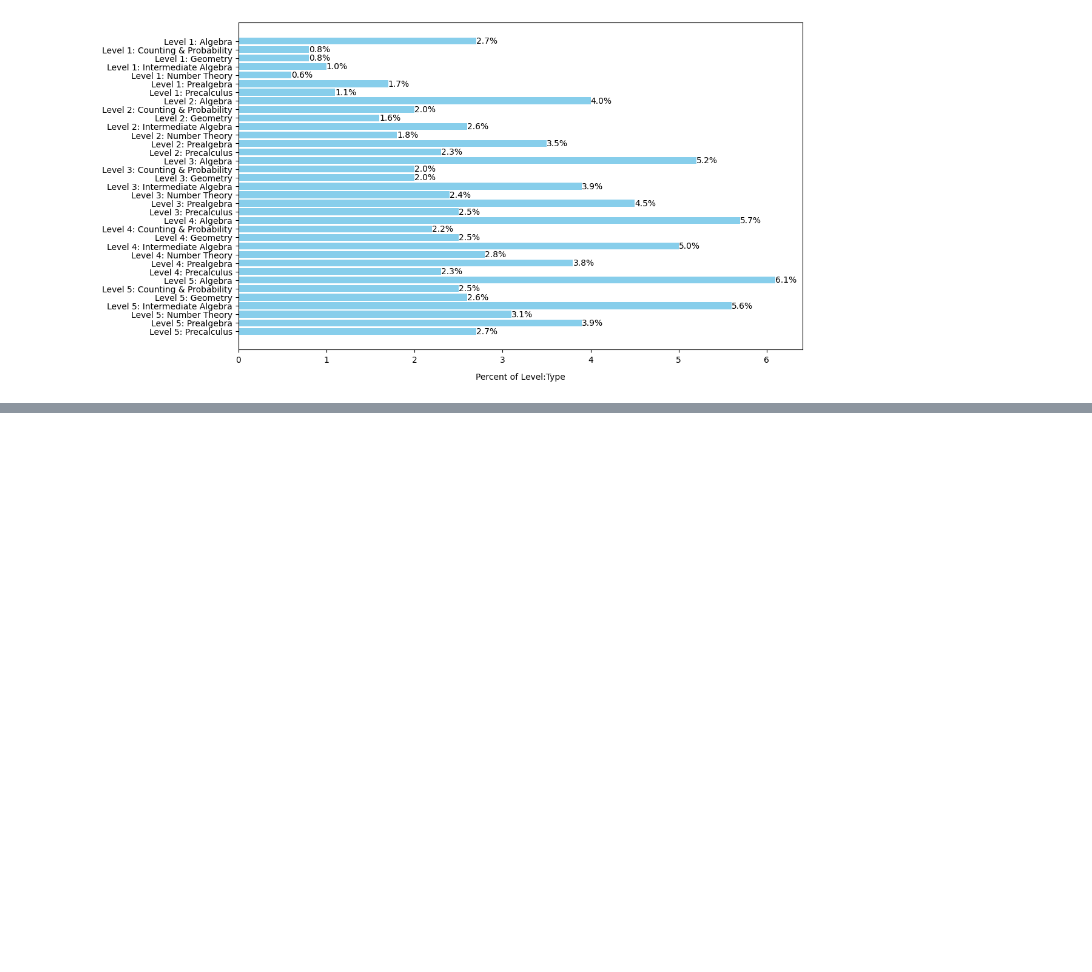
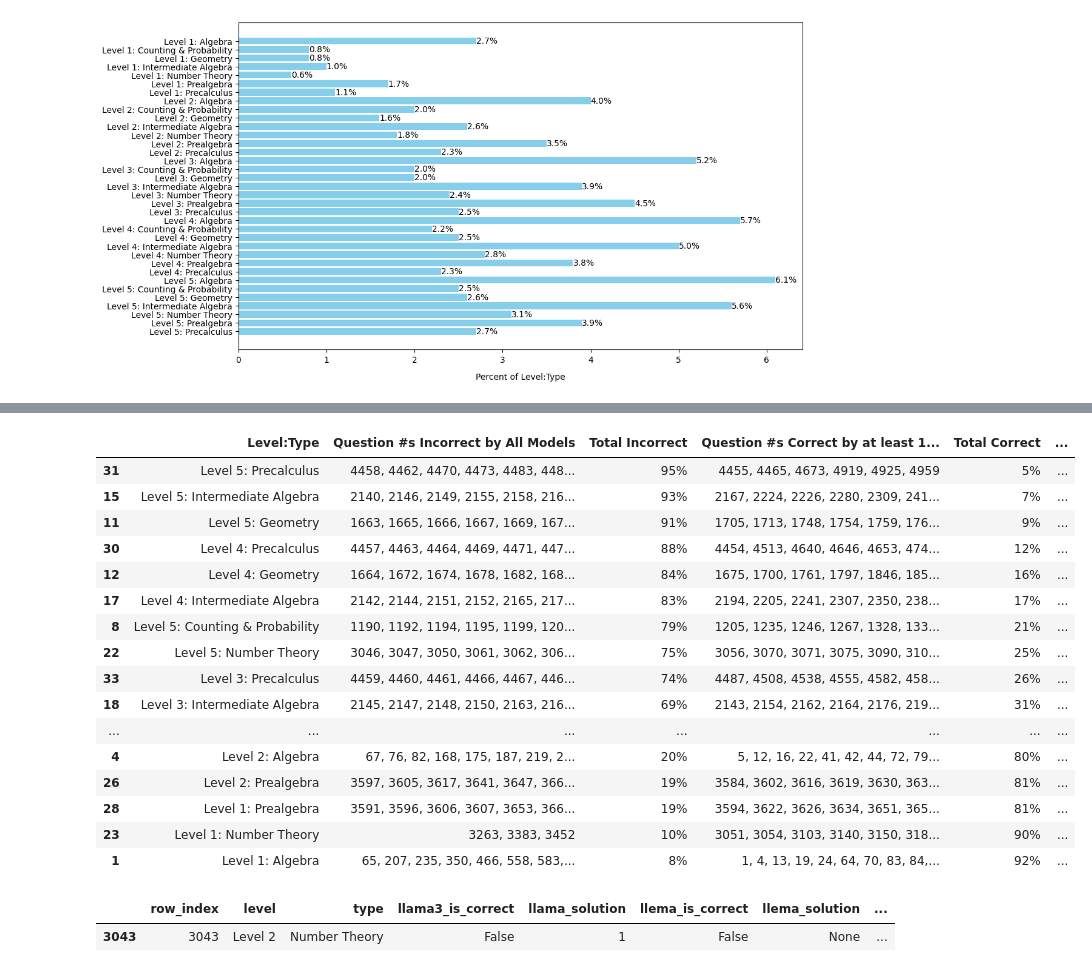
Before and after one commit to knazarali3/cs6220_math_group2, a Jupyter notebook: analysis_competition_math_kiran.ipynb, the cells around one changed output, grey strips where cells are left out. Drawn from its saved outputs; the diff is of its cells as text; code cells hidden in the pictures; blank space fills up the shorter version.

```diff
--- a/analysis_competition_math_kiran.ipynb
+++ b/analysis_competition_math_kiran.ipynb
@@ -210,0 +374,25 @@ give_ensemble_model_all_agree_piechart().show()
+# %%
+get_competition_math_individual_breakdown_all_incorrect()
+# %% [output]
+|  | Level:Type | Question #s Incorrect by All Models | Total Incorrect | Question #s Correct by at least 1... | Total Correct | ... |
+| 31 | Level 5: Precalculus | 4458, 4462, 4470, 4473, 4483, 448... | 95% | 4455, 4465, 4673, 4919, 4925, 4959 | 5% | ... |
+| 15 | Level 5: Intermediate Algebra | 2140, 2146, 2149, 2155, 2158, 216... | 93% | 2167, 2224, 2226, 2280, 2309, 241... | 7% | ... |
+| 11 | Level 5: Geometry | 1663, 1665, 1666, 1667, 1669, 167... | 91% | 1705, 1713, 1748, 1754, 1759, 176... | 9% | ... |
+| 30 | Level 4: Precalculus | 4457, 4463, 4464, 4469, 4471, 447... | 88% | 4454, 4513, 4640, 4646, 4653, 474... | 12% | ... |
+| 12 | Level 4: Geometry | 1664, 1672, 1674, 1678, 1682, 168... | 84% | 1675, 1700, 1761, 1797, 1846, 185... | 16% | ... |
+| 17 | Level 4: Intermediate Algebra | 2142, 2144, 2151, 2152, 2165, 217... | 83% | 2194, 2205, 2241, 2307, 2350, 238... | 17% | ... |
+| 8 | Level 5: Counting & Probability | 1190, 1192, 1194, 1195, 1199, 120... | 79% | 1205, 1235, 1246, 1267, 1328, 133... | 21% | ... |
+| 22 | Level 5: Number Theory | 3046, 3047, 3050, 3061, 3062, 306... | 75% | 3056, 3070, 3071, 3075, 3090, 310... | 25% | ... |
+| 33 | Level 3: Precalculus | 4459, 4460, 4461, 4466, 4467, 446... | 74% | 4487, 4508, 4538, 4555, 4582, 458... | 26% | ... |
+| 18 | Level 3: Intermediate Algebra | 2145, 2147, 2148, 2150, 2163, 216... | 69% | 2143, 2154, 2162, 2164, 2176, 219... | 31% | ... |
+| ... | ... | ... | ... | ... | ... | ... |
+| 4 | Level 2: Algebra | 67, 76, 82, 168, 175, 187, 219, 2... | 20% | 5, 12, 16, 22, 41, 42, 44, 72, 79... | 80% | ... |
+| 26 | Level 2: Prealgebra | 3597, 3605, 3617, 3641, 3647, 366... | 19% | 3584, 3602, 3616, 3619, 3630, 363... | 81% | ... |
+| 28 | Level 1: Prealgebra | 3591, 3596, 3606, 3607, 3653, 366... | 19% | 3594, 3622, 3626, 3634, 3651, 365... | 81% | ... |
+| 23 | Level 1: Number Theory | 3263, 3383, 3452 | 10% | 3051, 3054, 3103, 3140, 3150, 318... | 90% | ... |
+| 1 | Level 1: Algebra | 65, 207, 235, 350, 466, 558, 583,... | 8% | 1, 4, 13, 19, 24, 64, 70, 83, 84,... | 92% | ... |
+# %%
+all_results[all_results["row_index"] == 3043]
+# %% [output]
+|  | row_index | level | type | llama3_is_correct | llama_solution | llema_is_correct | llema_solution | ... |
+| 3043 | 3043 | Level 2 | Number Theory | False | 1 | False | None | ... |
```
Also changed, not shown: parts of 11 cells of this notebook, 1 other file.
